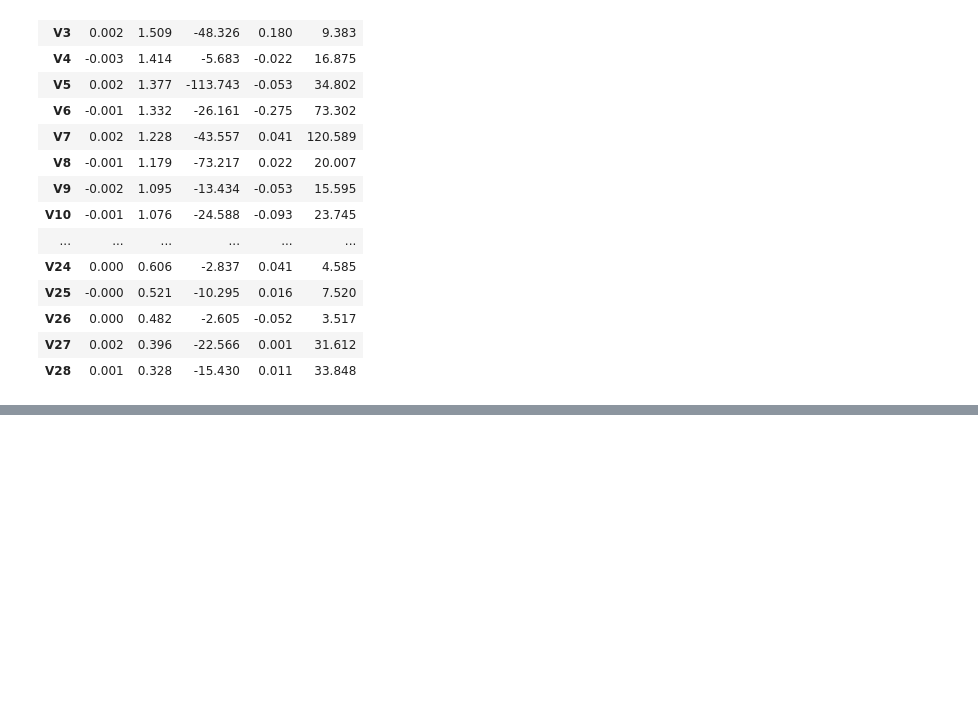
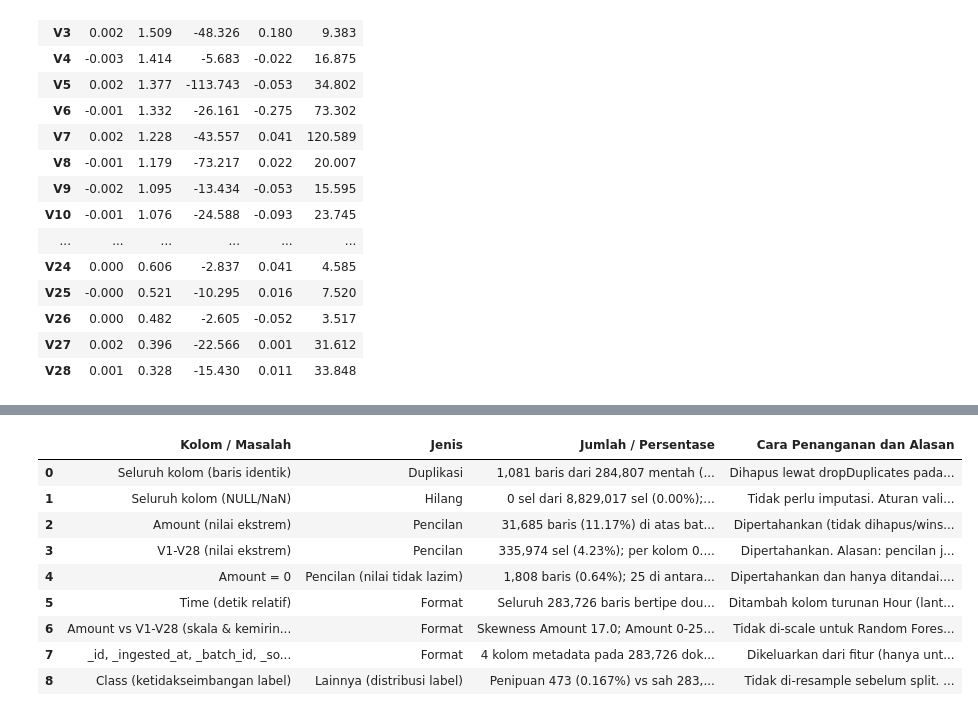
Before and after one commit to 157-Fadina/REPO-KELOMPOK04-MAHADATA, a Jupyter notebook: Kelompok04_Mahadata_M09.ipynb, the cells around one changed output, grey strips where cells are left out. Saved outputs shown, nothing was run; the diff lists cells and outputs as text; code cells hidden in the pictures; blank space fills up the shorter version.

Commit message:
add process EDA for checking duplicate, missing value, anomali, etc.

```diff
--- a/Kelompok04_Mahadata_M09.ipynb
+++ b/Kelompok04_Mahadata_M09.ipynb
@@ -472,0 +503,86 @@ Ringkasan statistik V1-V28
+# %%
+# Mengecek outlier dan anomali lain pada data
+# Menggunakan perhitungan pencilan
+def fmt(n, total, unit="baris"):
+    return f"{n:,} {unit} ({n/total*100:.2f}%)"
+
+# Perhitungan pencilan pada fitur amount
+q1, q3   = pdf["Amount"].quantile([.25, .75])
+amt_hi   = q3 + 1.5 * (q3 - q1)
+amt_out  = pdf["Amount"] > amt_hi
+n_amt_out        = int(amt_out.sum())
+n_amt_out_fraud  = int((amt_out & (pdf["Class"] == 1)).sum())
+
+# Perhitungan pencilan pada fitur V1-V28
+mask = {}
+for c in feature_cols:
+    a, b = pdf[c].quantile([.25, .75])
+    mask[c] = (pdf[c] < a - 1.5 * (b - a)) | (pdf[c] > b + 1.5 * (b - a))
+mask         = pd.DataFrame(mask)
+pct_col      = mask.mean() * 100
+n_cells_out  = int(mask.to_numpy().sum())
+row_any      = mask.any(axis=1)
+share_fraud  = row_any[pdf["Class"] == 1].mean() * 100
+share_legit  = row_any[pdf["Class"] == 0].mean() * 100
+alasan_v = ("pencilan justru lebih sering muncul pada transaksi penipuan, sehingga menghapusnya membuang sinyal"
+            if share_fraud > share_legit else
+            "pencilan tidak lebih sering muncul pada penipuan, tetapi tetap merupakan nilai sah hasil PCA")
+
+zero    = pdf["Amount"] == 0
+n_zero  = int(zero.sum())
+z_fraud = int((zero & (pdf["Class"] == 1)).sum())
+
+amt_skew = pdf["Amount"].skew()
+rasio    = N_LEGIT / N_FRAUD
+
+tabel_masalah = pd.DataFrame([
+    ["Seluruh kolom (baris identik)", "Duplikasi",
+     f"{n_dup:,} baris dari {n_raw:,} mentah ({n_dup/n_raw*100:.2f}%); sah {dup_legit:,}, penipuan {dup_fraud:,}",
+     f"Dihapus lewat dropDuplicates pada _id (SHA-256 seluruh kolom) saat ingest, menyisakan {N:,} dokumen. "
+     "Alasan: baris identik menggandakan bobot dan, jika jatuh ke train sekaligus test, menggelembungkan metrik (data leakage)."],
+    ["Seluruh kolom (NULL/NaN)", "Hilang",
+     f"{n_missing_raw:,} sel dari {n_raw*31:,} sel ({n_missing_raw/(n_raw*31)*100:.2f}%); karantina saat ingest = 0 baris",
+     "Tidak perlu imputasi. Aturan validasi ingest (NULL, Time/Amount < 0, Class di luar {0,1} masuk karantina) tetap dipertahankan "
+     "untuk batch berikutnya. Alasan: imputasi pada fitur hasil PCA tidak bermakna dan dapat mengubah distribusi."],
+    ["Amount (nilai ekstrem)", "Pencilan",
+     f"{fmt(n_amt_out, N)} di atas batas IQR {amt_hi:,.2f}; maksimum {pdf['Amount'].max():,.2f}; "
+     f"{n_amt_out_fraud} penipuan ({n_amt_out_fraud/N_FRAUD*100:.1f}% dari seluruh penipuan)",
+     "Dipertahankan (tidak dihapus/winsorize). Alasan: transaksi bernilai besar adalah transaksi nyata dan bisa menjadi sinyal; "
+     "Random Forest memakai split ambang sehingga tidak sensitif terhadap pencilan dan skala. Untuk visualisasi dipakai skala log, log(1+Amount)."],
+    ["V1-V28 (nilai ekstrem)", "Pencilan",
+     f"{n_cells_out:,} sel ({n_cells_out/(N*28)*100:.2f}%); per kolom {pct_col.min():.1f}-{pct_col.max():.1f}% "
+     f"(tertinggi {pct_col.idxmax()}); baris dengan >=1 pencilan: penipuan {share_fraud:.1f}% vs sah {share_legit:.1f}%",
+     f"Dipertahankan. Alasan: {alasan_v}; nilai ini adalah proyeksi PCA yang valid, bukan kesalahan input."],
+    ["Amount = 0", "Pencilan (nilai tidak lazim)",
+     f"{fmt(n_zero, N)}; {z_fraud} di antaranya penipuan",
+     "Dipertahankan dan hanya ditandai. Alasan: lolos aturan validasi (Amount >= 0), dokumentasi data tidak menjelaskan maknanya "
+     "(dugaan: uji/otorisasi kartu), jumlahnya kecil, dan bukan kesalahan format."],
+    ["Time (detik relatif)", "Format",
+     f"Seluruh {N:,} baris bertipe double, rentang 0-{pdf['Time'].max():,.0f} detik, bukan timestamp",
+     "Ditambah kolom turunan Hour (lantai Time/3600, 0-47) dan HourOfDay (Hour mod 24) untuk analisis pola waktu. "
+     "Time mentah tidak dijadikan fitur karena hanya posisi relatif dalam 48 jam observasi dan tidak berlaku untuk data baru."],
+    ["Amount vs V1-V28 (skala & kemiringan)", "Format",
+     f"Skewness Amount {amt_skew:.1f}; Amount 0-{pdf['Amount'].max():,.0f} sedangkan V1-V28 berskala sekitar +/-1 sampai puluhan",
+     "Tidak di-scale untuk Random Forest (tidak sensitif terhadap skala dan transformasi monoton). log(1+Amount) hanya untuk visualisasi. "
+     "Jika nanti dibandingkan dengan model berbasis jarak/linear, terapkan log + StandardScaler pada Amount."],
+    ["_id, _ingested_at, _batch_id, _source", "Format",
+     f"4 kolom metadata pada {N:,} dokumen (100%)",
+     "Dikeluarkan dari fitur (hanya untuk audit/lineage). _id dipakai untuk memisahkan train-test tanpa tumpang tindih."],
+    ["Class (ketidakseimbangan label)", "Lainnya (distribusi label)",
+     f"Penipuan {N_FRAUD:,} ({N_FRAUD/N*100:.3f}%) vs sah {N_LEGIT:,}; rasio 1 : {rasio:,.0f}",
+     f"Tidak di-resample sebelum split. Gunakan stratified split, class weight pada Random Forest, dan metrik Recall/F1/ROC-AUC. "
+     f"Alasan: oversampling sebelum split menyebabkan leakage; akurasi {N_LEGIT/N*100:.2f}% bisa dicapai tanpa mendeteksi satu penipuan pun."],
+], columns=["Kolom / Masalah", "Jenis", "Jumlah / Persentase", "Cara Penanganan dan Alasan"])
+
+show_table(tabel_masalah)
+# %% [output]
+|  | Kolom / Masalah | Jenis | Jumlah / Persentase | Cara Penanganan dan Alasan |
+| 0 | Seluruh kolom (baris identik) | Duplikasi | 1,081 baris dari 284,807 mentah (... | Dihapus lewat dropDuplicates pada... |
+| 1 | Seluruh kolom (NULL/NaN) | Hilang | 0 sel dari 8,829,017 sel (0.00%);... | Tidak perlu imputasi. Aturan vali... |
+| 2 | Amount (nilai ekstrem) | Pencilan | 31,685 baris (11.17%) di atas bat... | Dipertahankan (tidak dihapus/wins... |
+| 3 | V1-V28 (nilai ekstrem) | Pencilan | 335,974 sel (4.23%); per kolom 0.... | Dipertahankan. Alasan: pencilan j... |
+| 4 | Amount = 0 | Pencilan (nilai tidak lazim) | 1,808 baris (0.64%); 25 di antara... | Dipertahankan dan hanya ditandai.... |
+| 5 | Time (detik relatif) | Format | Seluruh 283,726 baris bertipe dou... | Ditambah kolom turunan Hour (lant... |
+| 6 | Amount vs V1-V28 (skala & kemirin... | Format | Skewness Amount 17.0; Amount 0-25... | Tidak di-scale untuk Random Fores... |
+| 7 | _id, _ingested_at, _batch_id, _so... | Format | 4 kolom metadata pada 283,726 dok... | Dikeluarkan dari fitur (hanya unt... |
+| 8 | Class (ketidakseimbangan label) | Lainnya (distribusi label) | Penipuan 473 (0.167%) vs sah 283,... | Tidak di-resample sebelum split. ... |
```
Also changed, not shown: parts of 4 cells of this notebook.
